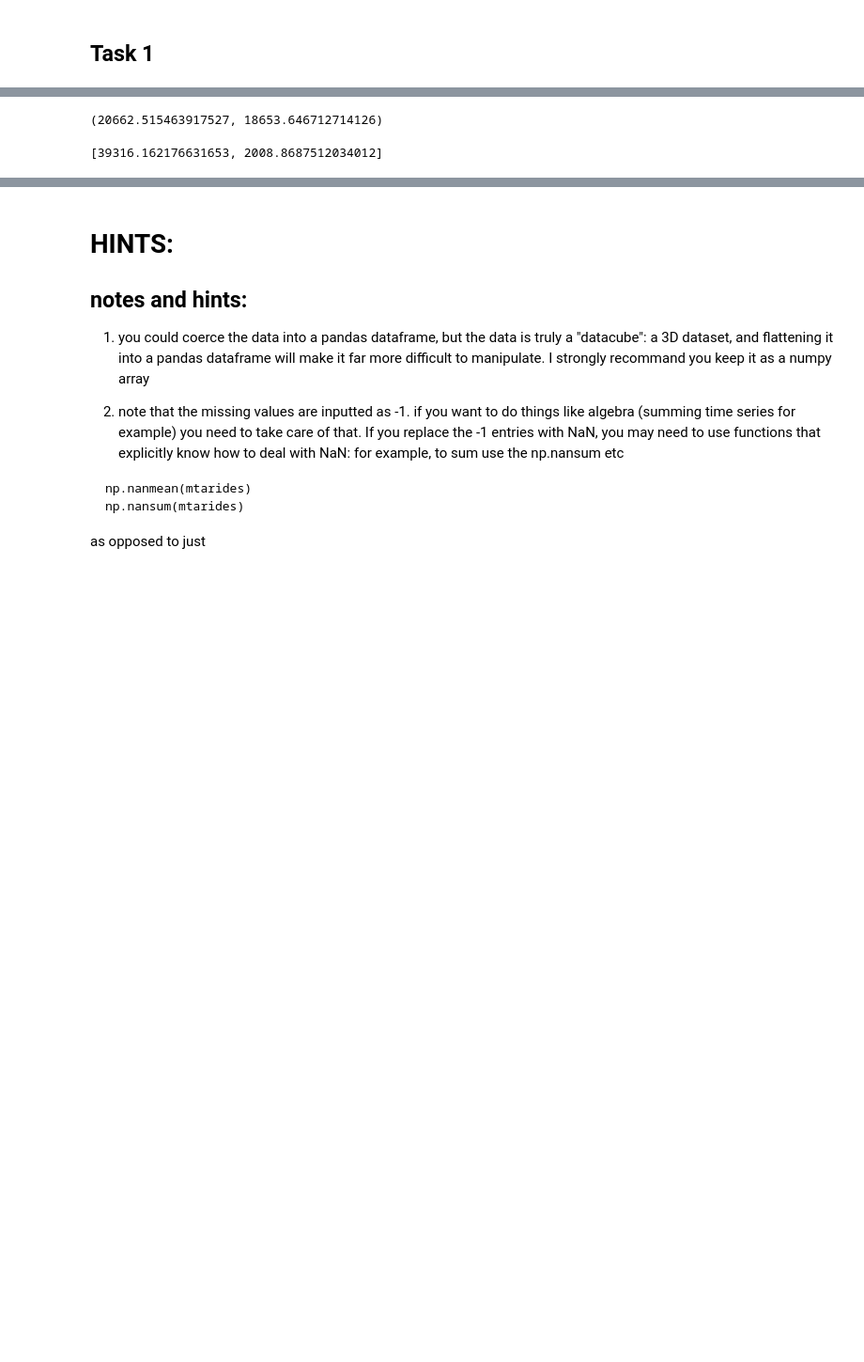
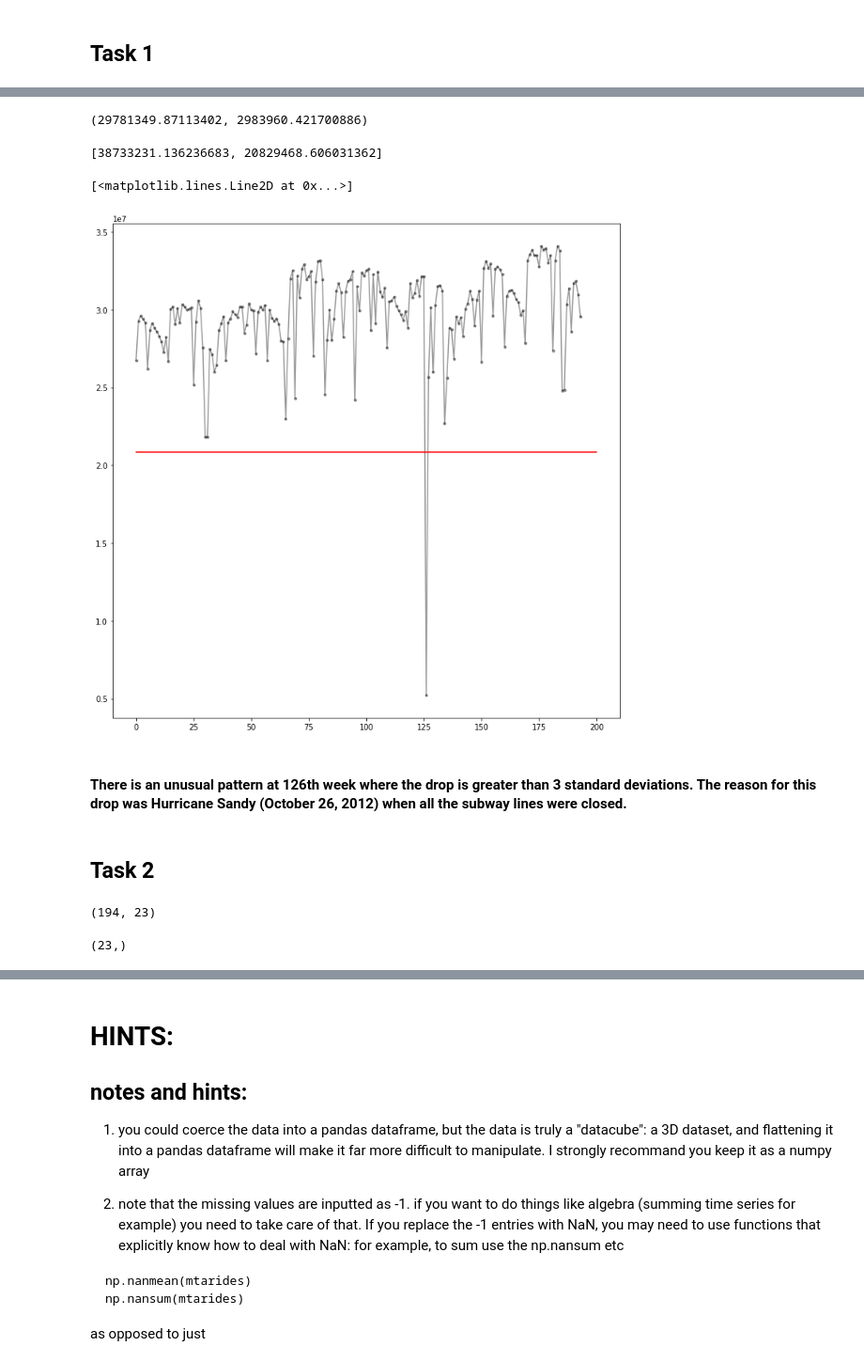
Before and after one commit to gauravcusp/Urban_Informatics_Coding_Assignments, a Jupyter notebook: HW10_gb1877/HW10_gb1877.ipynb, the cells around one changed output, grey strips where cells are left out. Shown at 94% size. Cells and saved outputs as stored; diff of their text form; code cells hidden in the pictures; blank space fills up the shorter version.

```diff
--- a/HW10_gb1877/HW10_gb1877.ipynb
+++ b/HW10_gb1877/HW10_gb1877.ipynb
@@ -115,17 +115,27 @@ datasum[1].shape
+# %%
+allstations = np.sum(datasum, axis=0)
 # %%
-tmean = np.mean(datasum[1])
-tstd = np.std(datasum[1])
+tmean = np.mean(allstations)
+tstd = np.std(allstations)
 # %%
 tmean, tstd
 # %% [output]
-(20662.515463917527, 18653.646712714126)
+(29781349.87113402, 2983960.421700886)
 # %%
-thold = [tmean +  tstd , tmean - tstd]
+thold = [tmean +  3*tstd , tmean - 3*tstd]
 # %%
 thold
 # %% [output]
-[39316.162176631653, 2008.8687512034012]
+[38733231.136236683, 20829468.606031362]
 # %%
-ax= pl.plot(datasum[1],'k.-')
-pl.plot( (thold[0], thold[0]),'-')
+ax = pl.figure(figsize=(12,12))
+pl.plot(allstations,'k.-', alpha=0.4)
+pl.plot((0,200), (thold[1],thold[1]),'r-')
 #pl.plot(thold[1],'-')
+# %% [output]
+[<matplotlib.lines.Line2D at 0x...>]
+[figure, added]
+# %% [markdown]
+#### There is an unusual pattern at 126th week where the drop is greater than 3 standard deviations. The reason for this drop was Hurricane Sandy (October 26, 2012) when all the subway lines were closed.
+# %% [markdown]
+## Task 2
@@ -131,0 +144,4 @@ pl.plot( (thold[0], thold[0]),'-')
+# %%
+usertype.T.shape
+# %% [output]
+(194, 23)
@@ -131,0 +150,4 @@ pl.plot( (thold[0], thold[0]),'-')
+# %%
+alltype.shape
+# %% [output]
+(23,)
```
Also changed, not shown: parts of 8 cells of this notebook.
